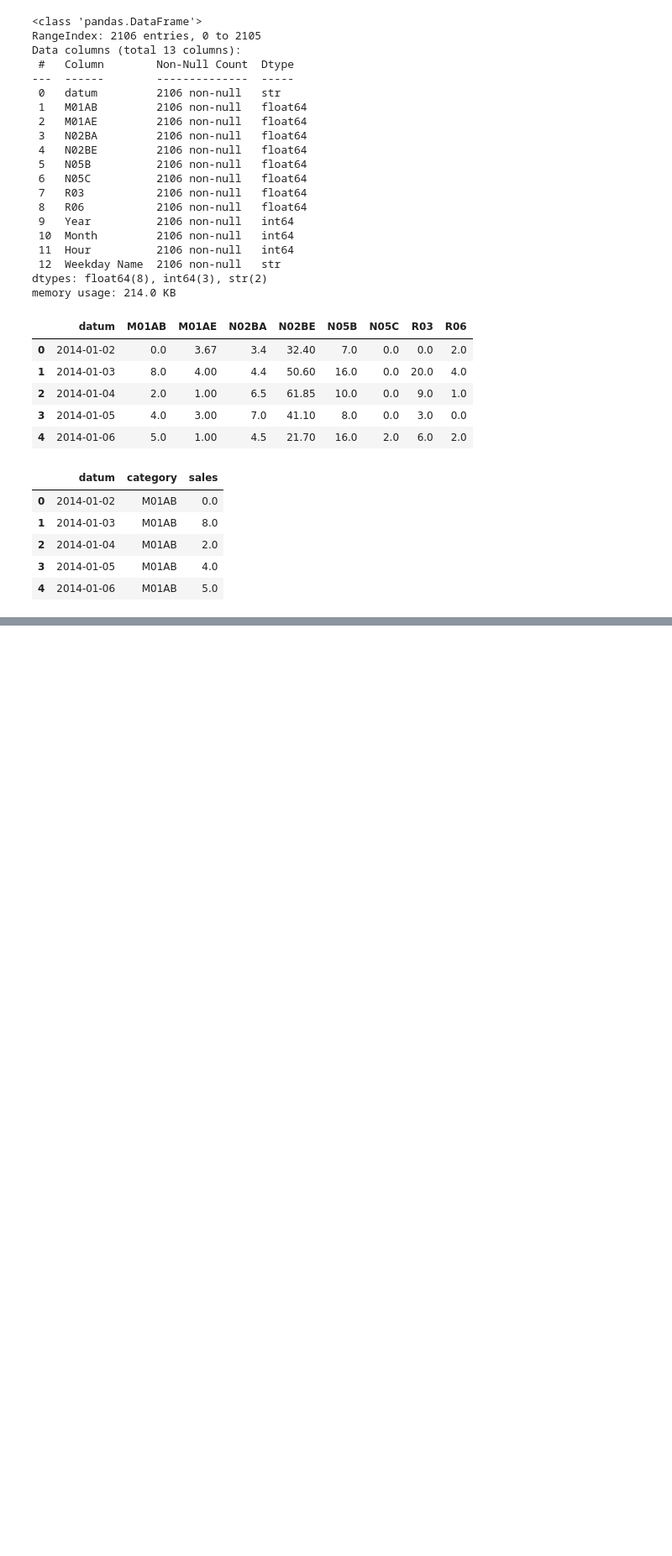
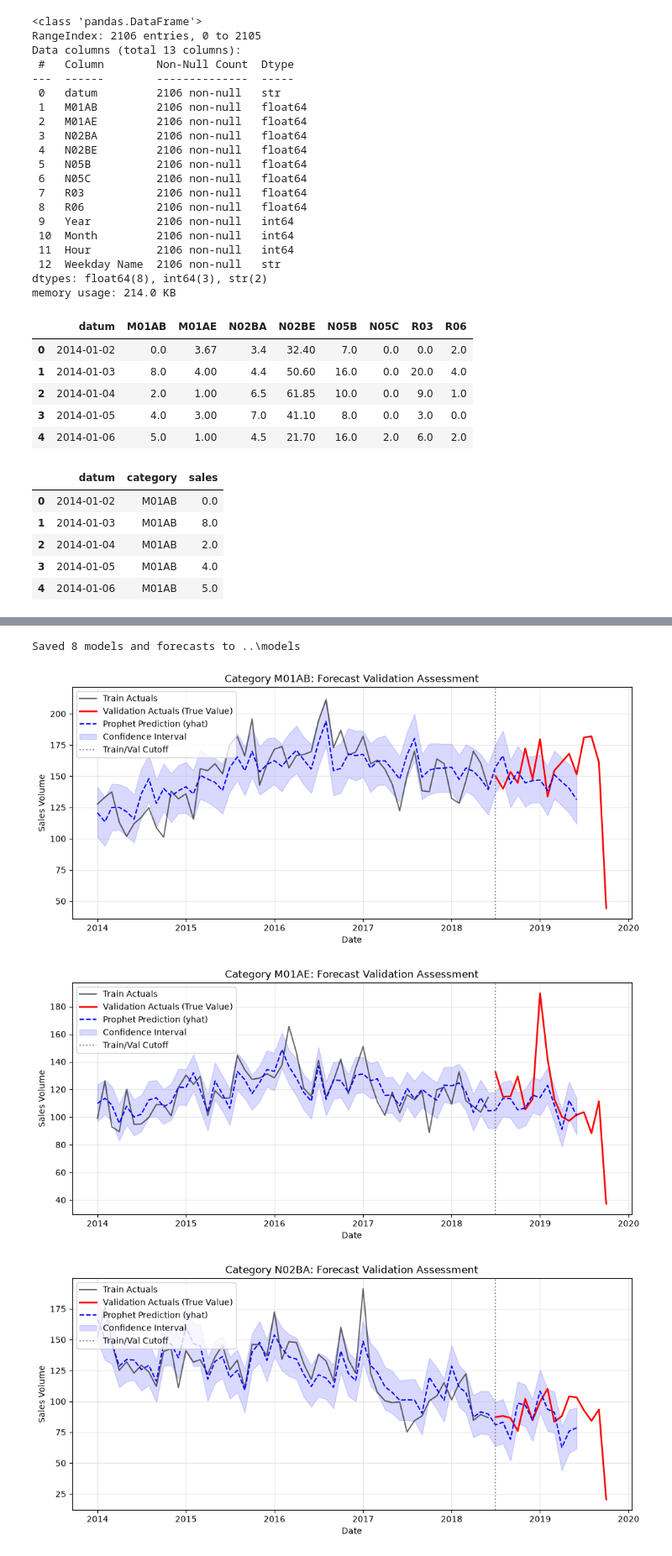
Before and after one commit to nureenali/MediTrack, a Jupyter notebook: ml/notebooks/01_sales_exploration.ipynb, the cells around one changed output, grey strips where cells are left out. Shown at 84% size. Saved outputs shown, nothing was run; the diff lists cells and outputs as text; code cells hidden in the pictures; blank space fills up the shorter version.

Commit message:
model  saved

```diff
--- a/ml/notebooks/01_sales_exploration.ipynb
+++ b/ml/notebooks/01_sales_exploration.ipynb
@@ -225,0 +271,59 @@ models['N02BE'].plot(forecast_df);
+# %%
+import os
+import joblib
+
+# Create the model output folder if it does not exist
+MODEL_DIR = Path('../models')
+MODEL_DIR.mkdir(parents=True, exist_ok=True)
+
+# Save trained models and forecast data
+for cat, data in all_forecasts.items():
+    model_path = MODEL_DIR / f'{cat}_prophet.pkl'
+    forecast_path = MODEL_DIR / f'{cat}_forecast.csv'
+
+    joblib.dump(models[cat], model_path)
+    data['forecast'].to_csv(forecast_path, index=False)
+
+print(f'Saved {len(all_forecasts)} models and forecasts to {MODEL_DIR}')
+# %% [output]
+Saved 8 models and forecasts to ..\models
+# %%
+import matplotlib.pyplot as plt
+
+# Loop through each category to visualize actuals vs predictions
+for cat, data in all_forecasts.items():
+    # 1. Pull data pieces
+    train_df = data['train_actuals']
+    val_df = data['val_actuals']
+    forecast_df = data['forecast']
+
+    # 2. Initialize the plot
+    plt.figure(figsize=(12, 5))
+
+    # Plot historical training points and actual validation points
+    plt.plot(train_df['ds'], train_df['y'], label='Train Actuals', color='black', alpha=0.6)
+    plt.plot(val_df['ds'], val_df['y'], label='Validation Actuals (True Value)', color='red', linewidth=2)
+
+    # Plot Prophet's prediction line across both periods
+    plt.plot(forecast_df['ds'], forecast_df['yhat'], label='Prophet Prediction (yhat)', color='blue', linestyle='--')
+
+    # Fill in the confidence interval gap
+    plt.fill_between(forecast_df['ds'], forecast_df['yhat_lower'], forecast_df['yhat_upper'],
+                     color='blue', alpha=0.15, label='Confidence Interval')
+
+    # Add vertical line showing exactly where the training stopped and validation began
+    plt.axvline(pd.to_datetime(train_end), color='gray', linestyle=':', label='Train/Val Cutoff')
+
+    # 3. Aesthetics
+    plt.title(f"Category {cat}: Forecast Validation Assessment")
+    plt.xlabel("Date")
+    plt.ylabel("Sales Volume")
+    plt.legend(loc='upper left')
+    plt.grid(True, alpha=0.3)
+
+    # Show plot clean and crisp
+    plt.show()
+# %% [output]
+[figure, added]
+[figure, added]
+[figure, added]
```
Also changed, not shown: parts of 6 cells of this notebook, 9 other files.
